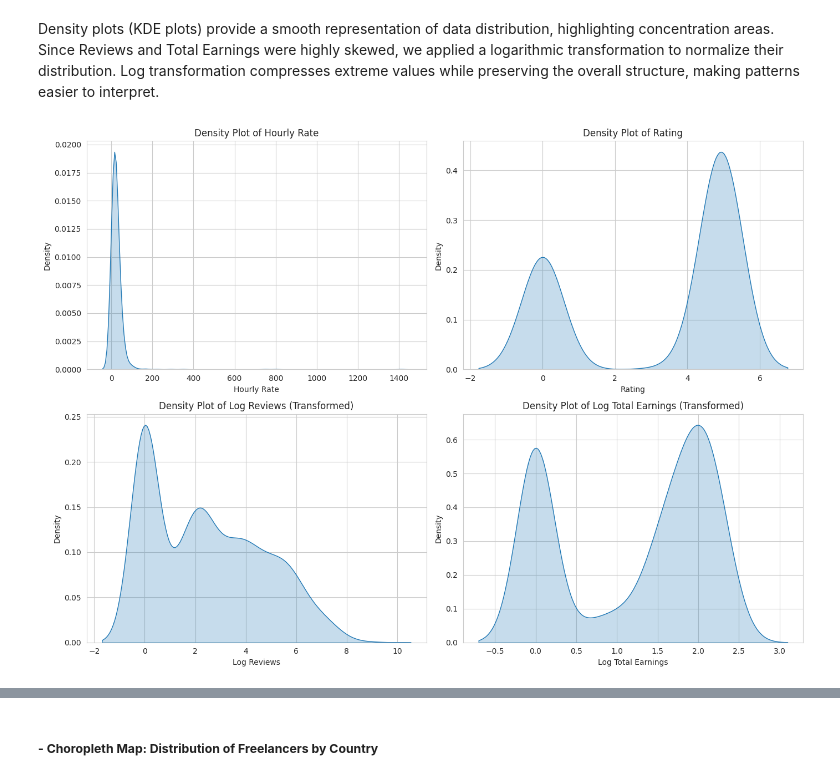
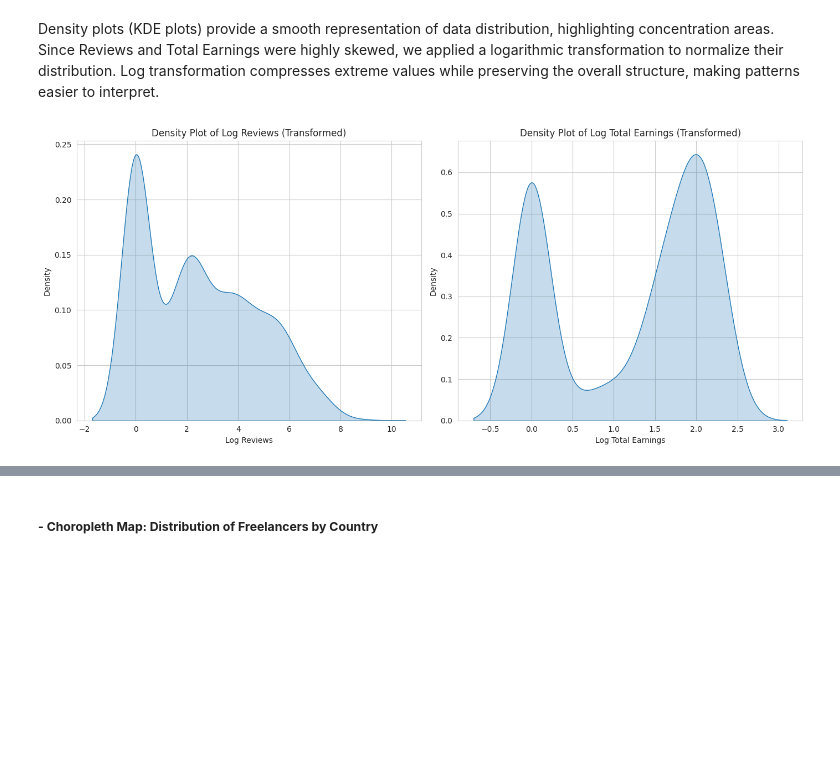
Before and after one commit to iRoseM/Freelancing-Trends--IT362, a Jupyter notebook: IT362_groub_6.ipynb, the cells around one changed output, grey strips where cells are left out. Drawn from its saved outputs; the diff is of its cells as text; code cells hidden in the pictures; blank space fills up the shorter version.

```diff
--- a/IT362_groub_6.ipynb
+++ b/IT362_groub_6.ipynb
@@ -806,26 +808,22 @@ Density plots (KDE plots) provide a smooth representation of data distribution,
 # %%
 # Apply log transformation to highly skewed columns
 df['Log Reviews'] = np.log1p(df['Reviews'])  # log1p handles zero values
 df['Log Total Earnings'] = np.log1p(df['Total Earnings'])
 
-# Create density plots
-fig, axes = plt.subplots(2, 2, figsize=(14, 10))
+# Create density plots for log-transformed columns only
+fig, axes = plt.subplots(1, 2, figsize=(14, 6))
 
-sns.kdeplot(df['Hourly Rate'], fill=True, ax=axes[0, 0])
-axes[0, 0].set_title("Density Plot of Hourly Rate")
+# First plot: Density plot of Log Reviews
+sns.kdeplot(df['Log Reviews'], fill=True, ax=axes[0])
+axes[0].set_title("Density Plot of Log Reviews (Transformed)")
 
-sns.kdeplot(df['Rating'], fill=True, ax=axes[0, 1])
-axes[0, 1].set_title("Density Plot of Rating")
-
-sns.kdeplot(df['Log Reviews'], fill=True, ax=axes[1, 0])
-axes[1, 0].set_title("Density Plot of Log Reviews (Transformed)")
-
-sns.kdeplot(df['Log Total Earnings'], fill=True, ax=axes[1, 1])
-axes[1, 1].set_title("Density Plot of Log Total Earnings (Transformed)")
+# Second plot: Density plot of Log Total Earnings
+sns.kdeplot(df['Log Total Earnings'], fill=True, ax=axes[1])
+axes[1].set_title("Density Plot of Log Total Earnings (Transformed)")
 
 plt.tight_layout()
 plt.show()
 # %% [output]
-[figure, old version]
+[figure, new version]
 # %% [markdown]
 We can observe that:
```
Also changed, not shown: parts of 15 cells of this notebook.
